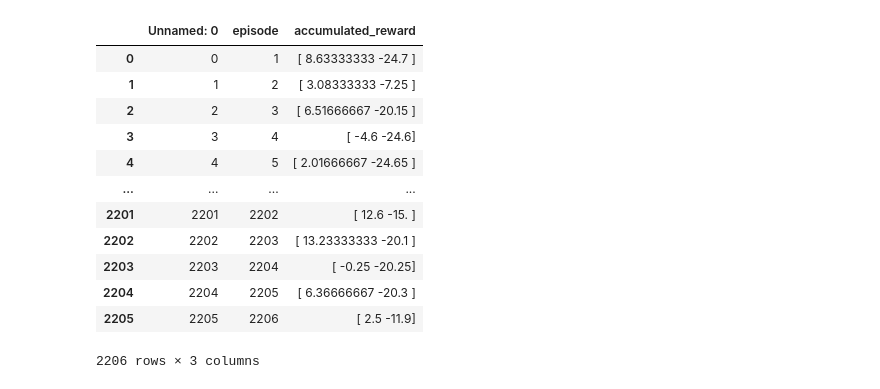
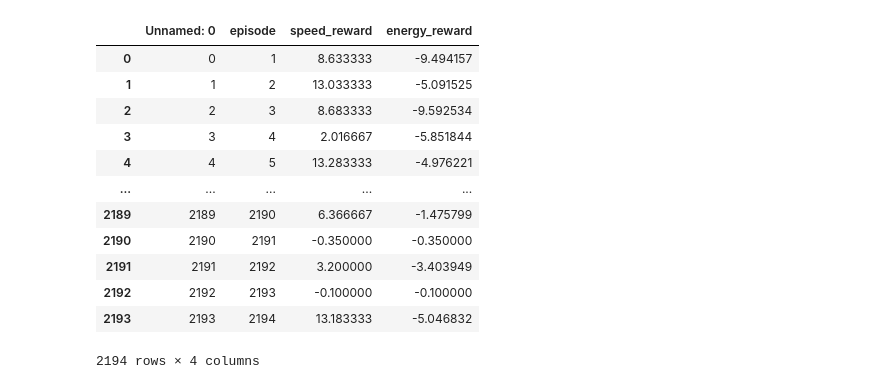
Before and after one commit to whl020406/moma-rl-ad, a Jupyter notebook: mo_test_training.ipynb, the cells around one changed output. Drawn from its saved outputs; the diff is of its cells as text; code cells hidden in the pictures.

```diff
--- a/mo_test_training.ipynb
+++ b/mo_test_training.ipynb
@@ -34,24 +34,18 @@ TypeError: can't convert cuda:0 device type tensor to numpy. Use Tensor.cpu() to
 # %%
-import ast
-def convert_to_numpy_array(val):
-    print(val)
-    return np.array(ast.literal_eval(val))
-
 df = pd.read_csv("data/test_rewards_mo.csv")
 df["episode"] = df["episode"]+1
-#df['accumulated_reward'].apply(convert_to_numpy_array)
 display(df)
 # %% [output]
-|  | Unnamed: 0 | episode | accumulated_reward |
-| 0 | 0 | 1 | [ 8.63333333 -24.7 ] |
-| 1 | 1 | 2 | [ 3.08333333 -7.25 ] |
-| 2 | 2 | 3 | [ 6.51666667 -20.15 ] |
-| 3 | 3 | 4 | [ -4.6 -24.6] |
-| 4 | 4 | 5 | [ 2.01666667 -24.65 ] |
-| ... | ... | ... | ... |
-| 2201 | 2201 | 2202 | [ 12.6 -15. ] |
-| 2202 | 2202 | 2203 | [ 13.23333333 -20.1 ] |
-| 2203 | 2203 | 2204 | [ -0.25 -20.25] |
-| 2204 | 2204 | 2205 | [ 6.36666667 -20.3 ] |
-| 2205 | 2205 | 2206 | [ 2.5 -11.9] |
+|  | Unnamed: 0 | episode | speed_reward | energy_reward |
+| 0 | 0 | 1 | 8.633333 | -9.494157 |
+| 1 | 1 | 2 | 13.033333 | -5.091525 |
+| 2 | 2 | 3 | 8.683333 | -9.592534 |
+| 3 | 3 | 4 | 2.016667 | -5.851844 |
+| 4 | 4 | 5 | 13.283333 | -4.976221 |
+| ... | ... | ... | ... | ... |
+| 2189 | 2189 | 2190 | 6.366667 | -1.475799 |
+| 2190 | 2190 | 2191 | -0.350000 | -0.350000 |
+| 2191 | 2191 | 2192 | 3.200000 | -3.403949 |
+| 2192 | 2192 | 2193 | -0.100000 | -0.100000 |
+| 2193 | 2193 | 2194 | 13.183333 | -5.046832 |
-2206 rows × 3 columns
+2194 rows × 4 columns
```
Also changed, not shown: parts of 3 cells of this notebook, 7 other files.
